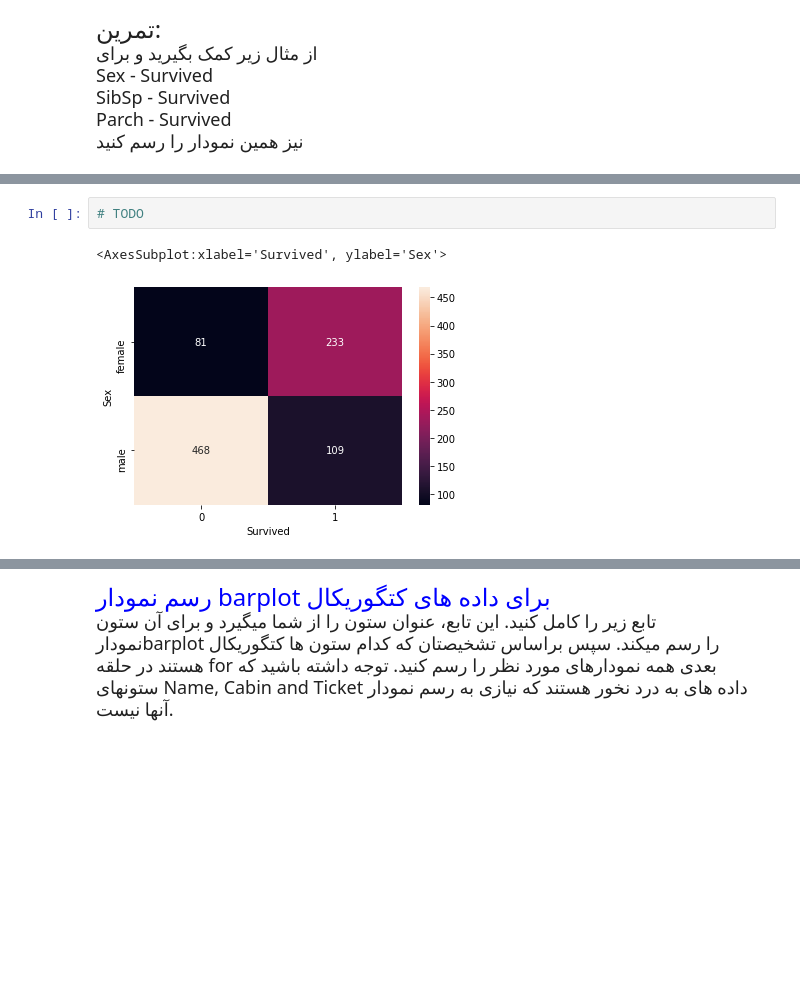
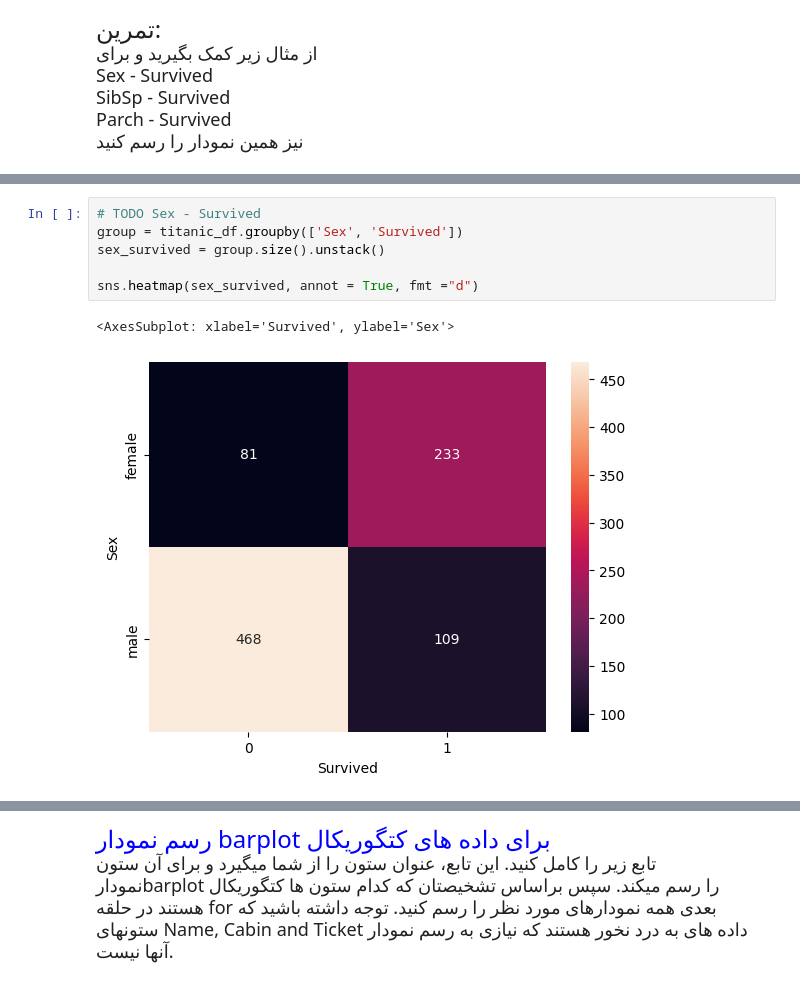
Before and after one commit to MapsaBootCamp/ML3_EXERCISE, a Jupyter notebook: titanic_EDA_exercise.ipynb, the cells around one changed output, grey strips where cells are left out. Cells and saved outputs as stored; diff of their text form; blank space fills up the shorter version.

```diff
--- a/titanic_EDA_exercise.ipynb
+++ b/titanic_EDA_exercise.ipynb
@@ -270,6 +282,10 @@ sns.heatmap(pclass_survived, annot = True, fmt ="d")
 # %%
-# TODO
+# TODO Sex - Survived
+group = titanic_df.groupby(['Sex', 'Survived'])
+sex_survived = group.size().unstack()
+
+sns.heatmap(sex_survived, annot = True, fmt ="d")
 # %% [output]
-<AxesSubplot:xlabel='Survived', ylabel='Sex'>
+<AxesSubplot: xlabel='Survived', ylabel='Sex'>
-[figure, old version]
+[figure, new version]
 # %%
```
Also changed, not shown: parts of 33 cells of this notebook.
